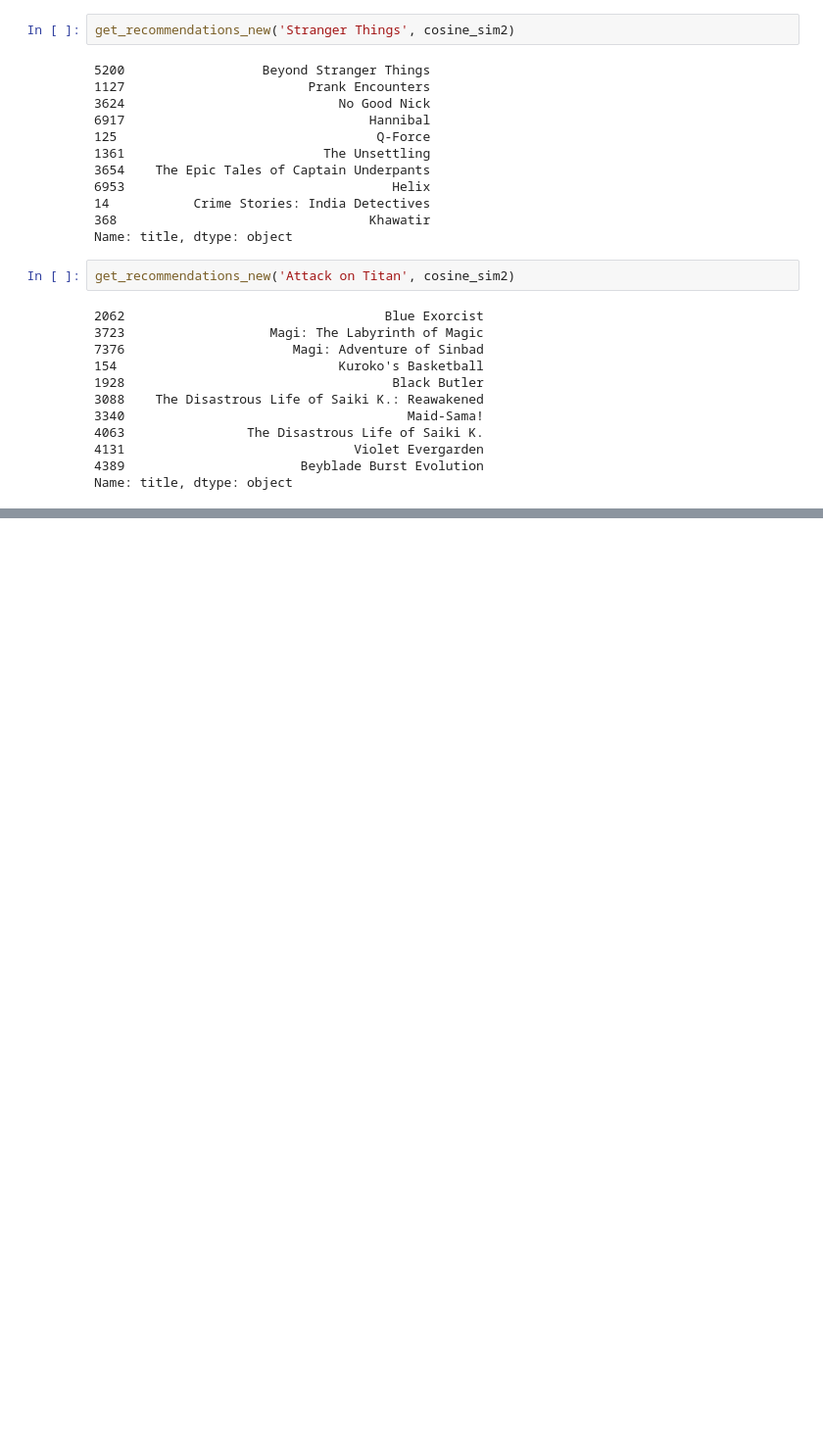
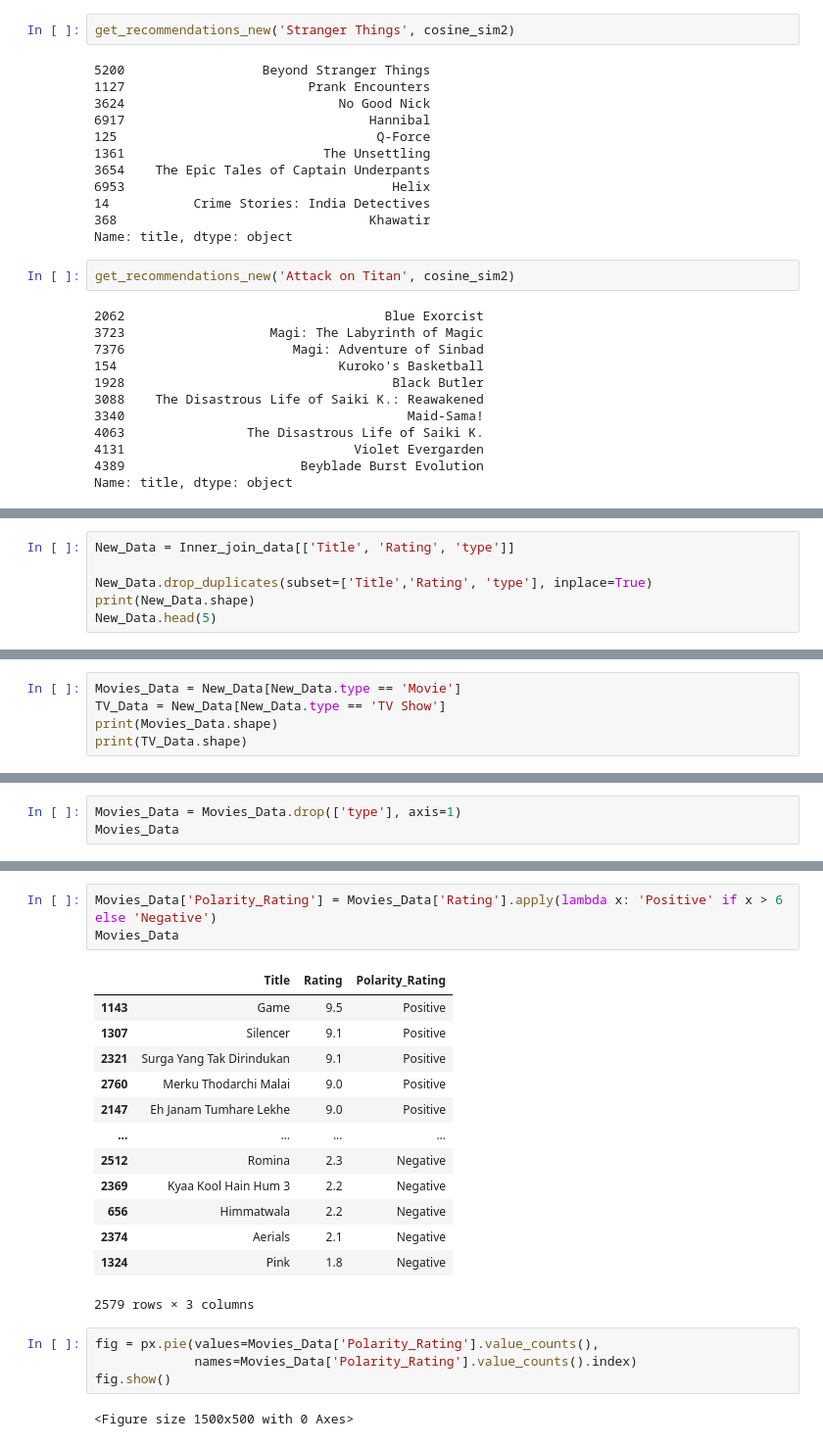
Before and after one commit to nguyen-tr-thuc/Netflix-Movies-and-TV-Shows, a Jupyter notebook: netflix_project.ipynb, the cells around one changed output, grey strips where cells are left out. Shown at 98% size. Drawn from its saved outputs; the diff is of its cells as text; blank space fills up the shorter version.

```diff
--- a/netflix_project.ipynb
+++ b/netflix_project.ipynb
@@ -1012,0 +1064,6 @@ Name: title, dtype: object
+# %%
+New_Data = Inner_join_data[['Title', 'Rating', 'type']]
+
+New_Data.drop_duplicates(subset=['Title','Rating', 'type'], inplace=True)
+print(New_Data.shape)
+New_Data.head(5)
@@ -1012,0 +1081,5 @@ Name: title, dtype: object
+# %%
+Movies_Data = New_Data[New_Data.type == 'Movie']
+TV_Data = New_Data[New_Data.type == 'TV Show']
+print(Movies_Data.shape)
+print(TV_Data.shape)
@@ -1012,0 +1089,3 @@ Name: title, dtype: object
+# %%
+Movies_Data = Movies_Data.drop(['type'], axis=1)
+Movies_Data
@@ -1012,0 +1106,23 @@ Name: title, dtype: object
+# %%
+Movies_Data['Polarity_Rating'] = Movies_Data['Rating'].apply(lambda x: 'Positive' if x > 6 else 'Negative')
+Movies_Data
+# %% [output]
+|  | Title | Rating | Polarity_Rating |
+| 1143 | Game | 9.5 | Positive |
+| 1307 | Silencer | 9.1 | Positive |
+| 2321 | Surga Yang Tak Dirindukan | 9.1 | Positive |
+| 2760 | Merku Thodarchi Malai | 9.0 | Positive |
+| 2147 | Eh Janam Tumhare Lekhe | 9.0 | Positive |
+| ... | ... | ... | ... |
+| 2512 | Romina | 2.3 | Negative |
+| 2369 | Kyaa Kool Hain Hum 3 | 2.2 | Negative |
+| 656 | Himmatwala | 2.2 | Negative |
+| 2374 | Aerials | 2.1 | Negative |
+| 1324 | Pink | 1.8 | Negative |
+2579 rows × 3 columns
+# %%
+fig = px.pie(values=Movies_Data['Polarity_Rating'].value_counts(),
+             names=Movies_Data['Polarity_Rating'].value_counts().index)
+fig.show()
+# %% [output]
+<Figure size 1500x500 with 0 Axes>
```
Also changed, not shown: parts of 21 cells of this notebook, 4 other files.
